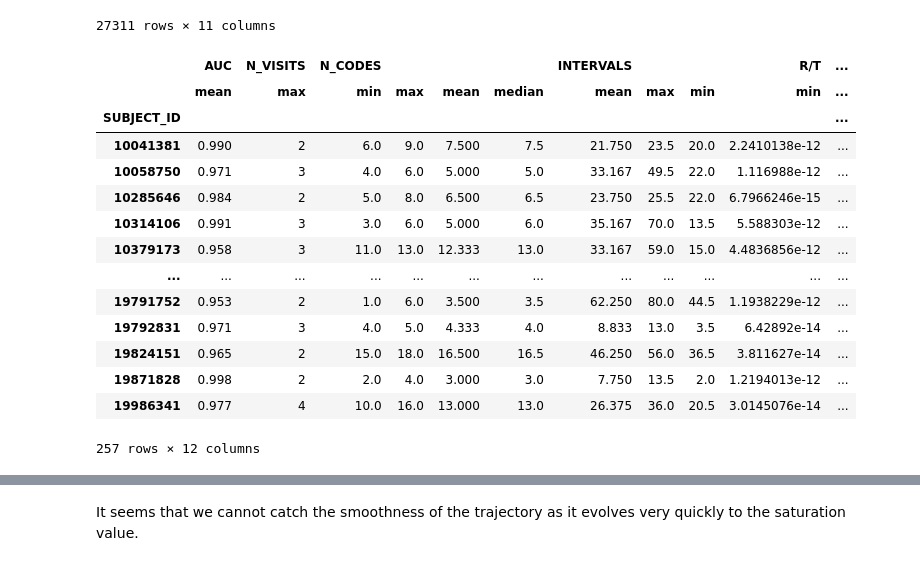
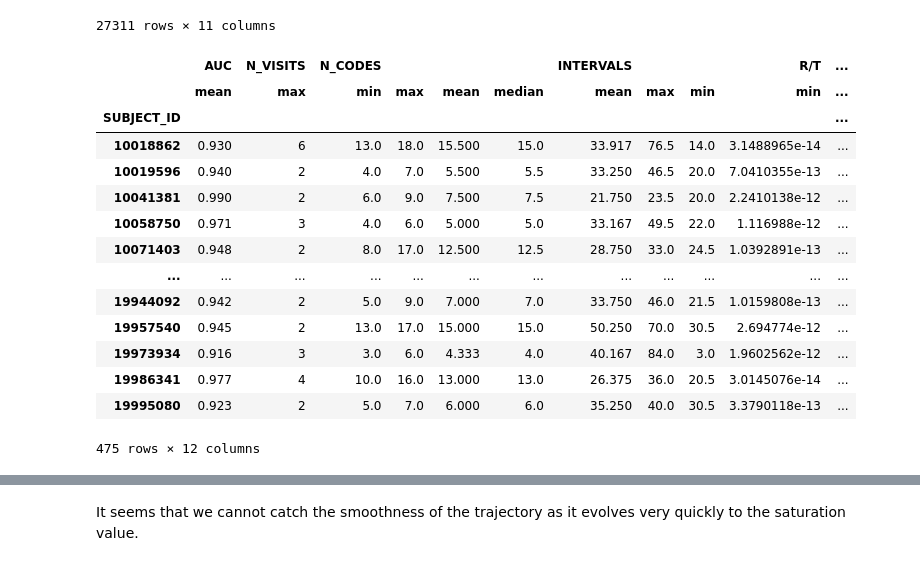
Before and after one commit to barahona-research-group/ICE-NODE, a Jupyter notebook: analysis/per_code_analysis.ipynb, the cells around one changed output, grey strips where cells are left out. Drawn from its saved outputs; the diff is of its cells as text; code cells hidden in the pictures.

```diff
--- a/analysis/per_code_analysis.ipynb
+++ b/analysis/per_code_analysis.ipynb
@@ -962,24 +1171,24 @@ icenode_visit_auc_df
 # %%
 visit_auc_subject = icenode_visit_auc_df.groupby('SUBJECT_ID').agg({'AUC': 'mean', 'N_VISITS': 'max', 'N_CODES': ['min', 'max', 'mean', 'median'], 'INTERVALS': ['mean', 'max', 'min'], 'R/T': ['min', 'max', 'mean'] })
 # %%
-best_visit_auc_subjects =  visit_auc_subject[(visit_auc_subject.AUC['mean'] > 0.95) & (visit_auc_subject.N_VISITS['max'] > 1) & (visit_auc_subject.N_VISITS['max'] <10) & (visit_auc_subject.INTERVALS['max'] < 90)]
+best_visit_auc_subjects =  visit_auc_subject[(visit_auc_subject.AUC['mean'] > 0.9) & (visit_auc_subject.N_VISITS['max'] > 1) & (visit_auc_subject.N_VISITS['max'] <10) & (visit_auc_subject.INTERVALS['max'] < 90)]
 best_visit_auc_subjects
 # %% [output]
 |  | AUC | N_VISITS | N_CODES |  |  |  | INTERVALS |  |  | R/T | ... |
 |  | mean | max | min | max | mean | median | mean | max | min | min | ... |
 | SUBJECT_ID |  |  |  |  |  |  |  |  |  |  | ... |
+| 10018862 | 0.930 | 6 | 13.0 | 18.0 | 15.500 | 15.0 | 33.917 | 76.5 | 14.0 | 3.1488965e-14 | ... |
+| 10019596 | 0.940 | 2 | 4.0 | 7.0 | 5.500 | 5.5 | 33.250 | 46.5 | 20.0 | 7.0410355e-13 | ... |
 | 10041381 | 0.990 | 2 | 6.0 | 9.0 | 7.500 | 7.5 | 21.750 | 23.5 | 20.0 | 2.2410138e-12 | ... |
 | 10058750 | 0.971 | 3 | 4.0 | 6.0 | 5.000 | 5.0 | 33.167 | 49.5 | 22.0 | 1.116988e-12 | ... |
-| 10285646 | 0.984 | 2 | 5.0 | 8.0 | 6.500 | 6.5 | 23.750 | 25.5 | 22.0 | 6.7966246e-15 | ... |
-| 10314106 | 0.991 | 3 | 3.0 | 6.0 | 5.000 | 6.0 | 35.167 | 70.0 | 13.5 | 5.588303e-12 | ... |
-| 10379173 | 0.958 | 3 | 11.0 | 13.0 | 12.333 | 13.0 | 33.167 | 59.0 | 15.0 | 4.4836856e-12 | ... |
+| 10071403 | 0.948 | 2 | 8.0 | 17.0 | 12.500 | 12.5 | 28.750 | 33.0 | 24.5 | 1.0392891e-13 | ... |
 | ... | ... | ... | ... | ... | ... | ... | ... | ... | ... | ... | ... |
-| 19791752 | 0.953 | 2 | 1.0 | 6.0 | 3.500 | 3.5 | 62.250 | 80.0 | 44.5 | 1.1938229e-12 | ... |
-| 19792831 | 0.971 | 3 | 4.0 | 5.0 | 4.333 | 4.0 | 8.833 | 13.0 | 3.5 | 6.42892e-14 | ... |
-| 19824151 | 0.965 | 2 | 15.0 | 18.0 | 16.500 | 16.5 | 46.250 | 56.0 | 36.5 | 3.811627e-14 | ... |
-| 19871828 | 0.998 | 2 | 2.0 | 4.0 | 3.000 | 3.0 | 7.750 | 13.5 | 2.0 | 1.2194013e-12 | ... |
+| 19944092 | 0.942 | 2 | 5.0 | 9.0 | 7.000 | 7.0 | 33.750 | 46.0 | 21.5 | 1.0159808e-13 | ... |
+| 19957540 | 0.945 | 2 | 13.0 | 17.0 | 15.000 | 15.0 | 50.250 | 70.0 | 30.5 | 2.694774e-12 | ... |
+| 19973934 | 0.916 | 3 | 3.0 | 6.0 | 4.333 | 4.0 | 40.167 | 84.0 | 3.0 | 1.9602562e-12 | ... |
 | 19986341 | 0.977 | 4 | 10.0 | 16.0 | 13.000 | 13.0 | 26.375 | 36.0 | 20.5 | 3.0145076e-14 | ... |
+| 19995080 | 0.923 | 2 | 5.0 | 7.0 | 6.000 | 6.0 | 35.250 | 40.0 | 30.5 | 3.3790118e-13 | ... |
-257 rows × 12 columns
+475 rows × 12 columns
 # %%
 ccs_history = {i: m4_interface[clfs[0]].diag_flatccs_history(i)[1] for i in best_visit_auc_subjects.index}
 # %%
```
Also changed, not shown: parts of 39 cells of this notebook, 12 other files.
